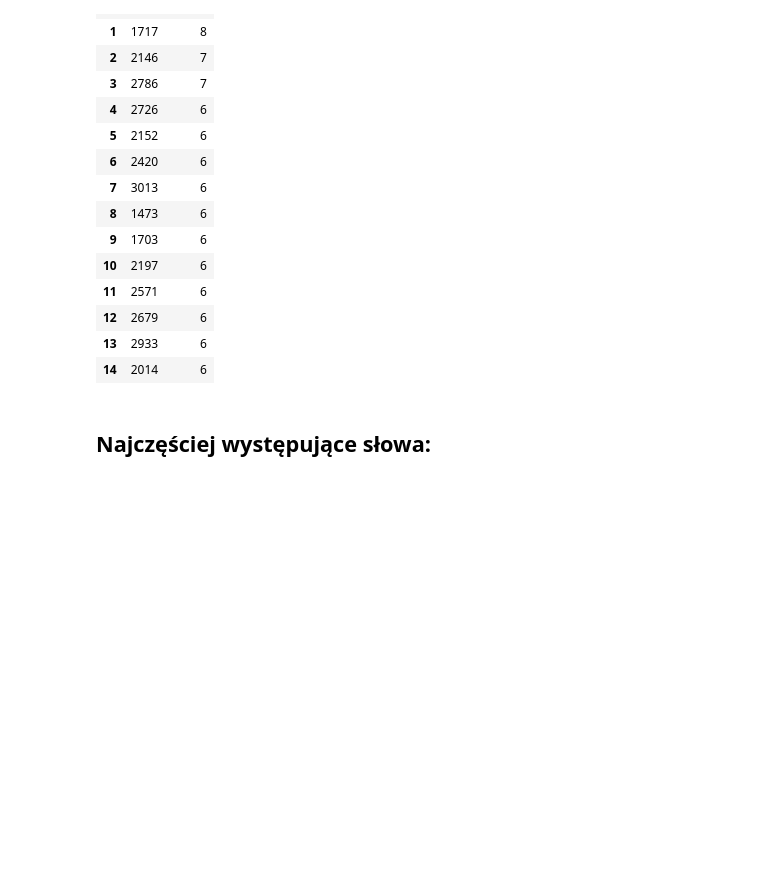
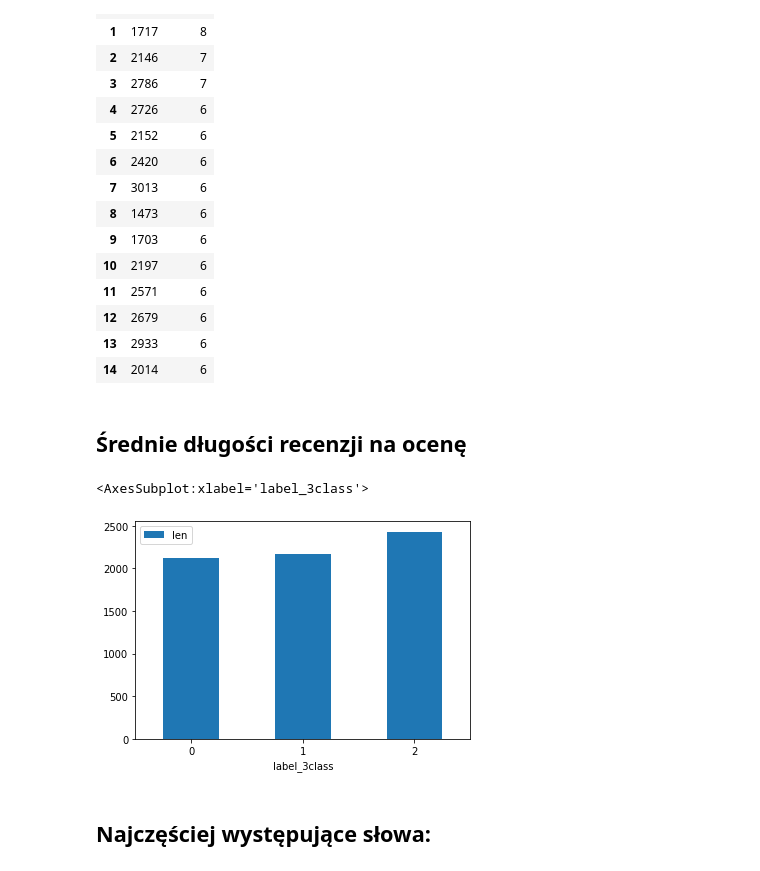
Before and after one commit to tojatos/SI, a Jupyter notebook: MachineLearning/zad1.ipynb, the cells around one changed output. Cells and saved outputs as stored; diff of their text form; code cells hidden in the pictures; blank space fills up the shorter version.

```diff
--- a/MachineLearning/zad1.ipynb
+++ b/MachineLearning/zad1.ipynb
@@ -83,6 +84,16 @@ Przeciętna długość recenzji: 2256.4578505793047
 | 12 | 2679 | 6 |
 | 13 | 2933 | 6 |
 | 14 | 2014 | 6 |
+# %% [markdown]
+## Średnie długości recenzji na ocenę
+# %%
+subj_len_df = df.copy()
+subj_len_df['len'] = subj_len_df.subj.map(len)
+c = subj_len_df[['label_3class','len']].groupby('label_3class').mean()
+c.plot.bar(rot=0)
+# %% [output]
+<AxesSubplot:xlabel='label_3class'>
+[figure, added]
 # %% [markdown]
 ## Najczęściej występujące słowa:
 # %% [markdown]
```
Also changed, not shown: parts of 17 cells of this notebook.
